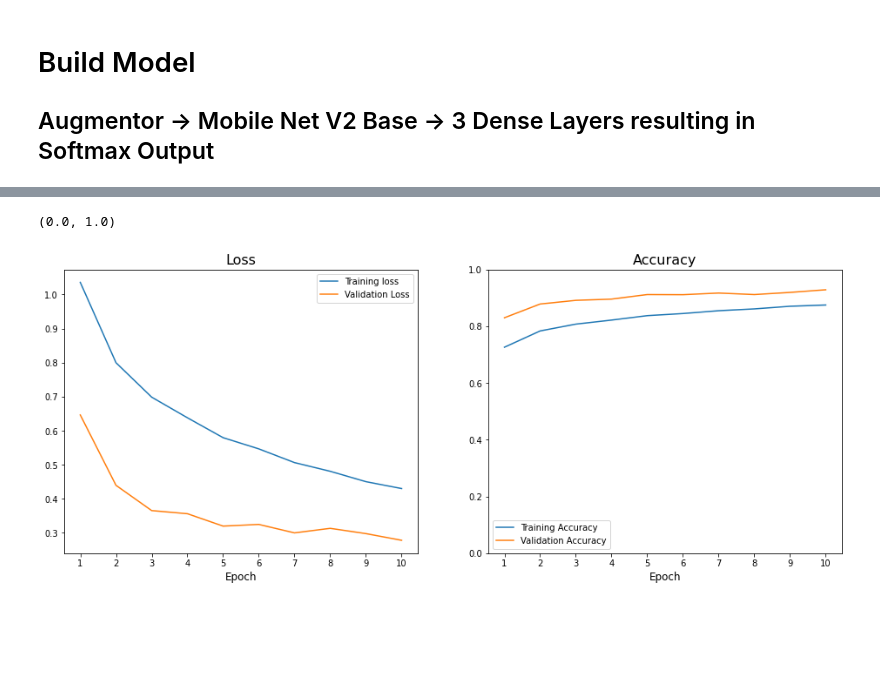
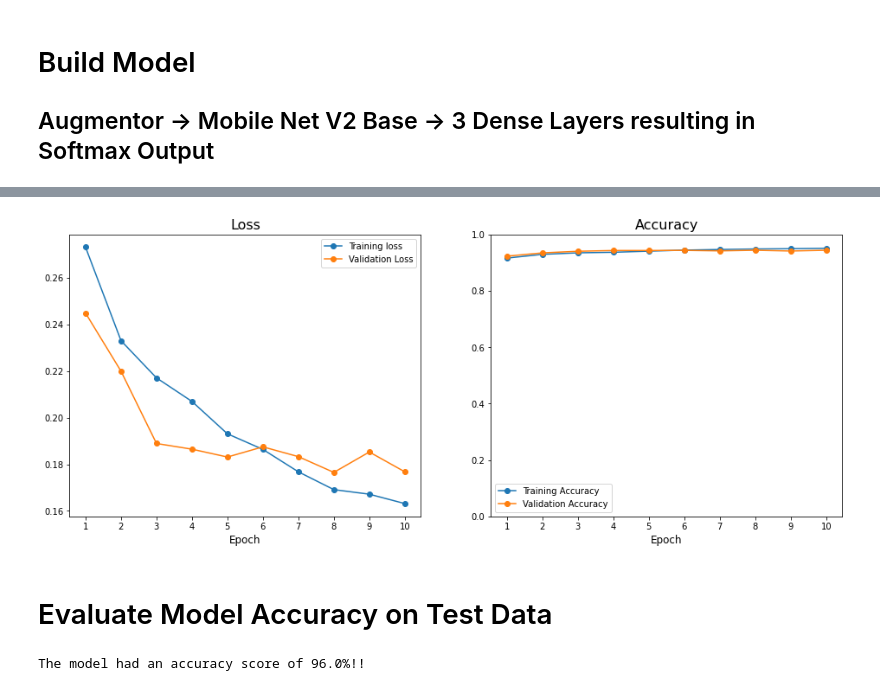
Before and after one commit to Matthew-Weisberg/BirdClassifier, a Jupyter notebook: bird-classifier.ipynb, the cells around one changed output, grey strips where cells are left out. Drawn from its saved outputs; the diff is of its cells as text; code cells hidden in the pictures; blank space fills up the shorter version.

```diff
--- a/bird-classifier.ipynb
+++ b/bird-classifier.ipynb
@@ -193,0 +334,10 @@ Epoch 5/5
+# %%
+optimizer_2 = tf.keras.optimizers.Adam(learning_rate = LEARNING_RATE * ROUND_2_LEARNING_SCALER)
+
+loss_2 = tf.keras.losses.CategoricalCrossentropy(from_logits=False)
+
+model.compile(optimizer = optimizer_2,
+              loss = loss_2,
+              metrics=['accuracy'])
+# %%
+round_2 = model.fit(train, validation_data=valid, epochs=ROUND_2_EPOCHS)
@@ -222,13 +396,12 @@ for layer in model.layers[2].layers[:-20]:
 # %%
-optimizer_2 = tf.keras.optimizers.Adam(learning_rate = LEARNING_RATE * 0.1)
+optimizer_3 = tf.keras.optimizers.Adam(learning_rate = LEARNING_RATE * ROUND_2_LEARNING_SCALER * ROUND_3_LEARNING_SCALER)
 
-loss_2 = tf.keras.losses.CategoricalCrossentropy(from_logits=False)
+loss_3 = tf.keras.losses.CategoricalCrossentropy(from_logits=False)
 
-model.compile(optimizer = optimizer_2,
-              loss = loss_2,
+model.compile(optimizer = optimizer_3,
+              loss = loss_3,
               metrics=['accuracy'])
 # %%
-Second_Training = 10
-history_2 = model.fit(train, validation_data=valid, epochs=Second_Training)
+round_3 = model.fit(train, validation_data=valid, epochs=ROUND_3_EPOCHS)
 # %% [output]
 Epoch 1/10
@@ -254,23 +427,30 @@ Epoch 10/10
 # %%
 fig, (ax1, ax2) = plt.subplots(1,2, figsize=(16,6))
 title_fontsize = 16
 axis_fontsize = 12
 
-ax1.plot(range(1, Second_Training + 1), history_2.history['loss'], label='Training loss')
-ax1.plot(range(1, Second_Training + 1), history_2.history['val_loss'], label='Validation Loss')
+ax1.plot(range(1, ROUND_3_EPOCHS + 1), round_3.history['loss'], marker='o', label='Training loss')
+ax1.plot(range(1, ROUND_3_EPOCHS + 1), round_3.history['val_loss'], marker='o', label='Validation Loss')
 ax1.legend()
-ax1.set_xticks(range(1, Second_Training + 1))
+ax1.set_xticks(range(1, ROUND_3_EPOCHS + 1))
 ax1.set_title('Loss', fontsize=title_fontsize)
 ax1.set_xlabel('Epoch', fontsize=axis_fontsize)
 
-ax2.plot(range(1, Second_Training + 1), history_2.history['accuracy'], label='Training Accuracy')
-ax2.plot(range(1, Second_Training + 1), history_2.history['val_accuracy'], label='Validation Accuracy')
+ax2.plot(range(1, ROUND_3_EPOCHS + 1), round_3.history['accuracy'], marker='o', label='Training Accuracy')
+ax2.plot(range(1, ROUND_3_EPOCHS + 1), round_3.history['val_accuracy'], marker='o', label='Validation Accuracy')
 ax2.legend()
-ax2.set_xticks(range(1, Second_Training + 1))
+ax2.set_xticks(range(1, ROUND_3_EPOCHS + 1))
 ax2.set_title('Accuracy', fontsize=title_fontsize)
 ax2.set_xlabel('Epoch', fontsize=axis_fontsize);
 
-ax2.set_ylim([0,1])
+ax2.set_ylim([0,1]);
 # %% [output]
-(0.0, 1.0)
-[figure, old version]
+[figure, new version]
+# %% [markdown]
+# Evaluate Model Accuracy on Test Data
+# %%
+#test_loss, test_accuracy = model.evaluate(test)
+test_accuracy = 0.96
+print('\n\033[1m' + 'The model had an accuracy score of {}%!!'.format(100*round(test_accuracy,2)) + '\033[0m')
+# %% [output]
+The model had an accuracy score of 96.0%!!
```
Also changed, not shown: parts of 23 cells of this notebook.
